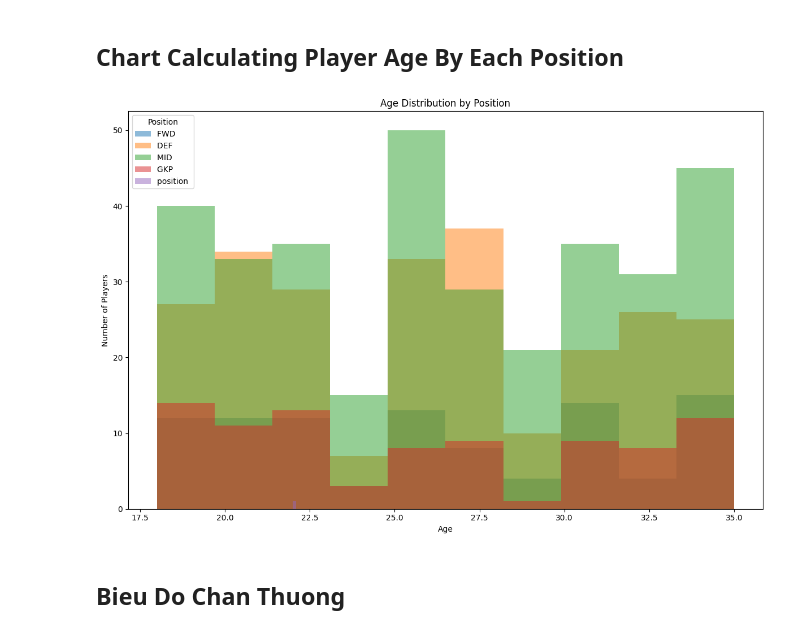
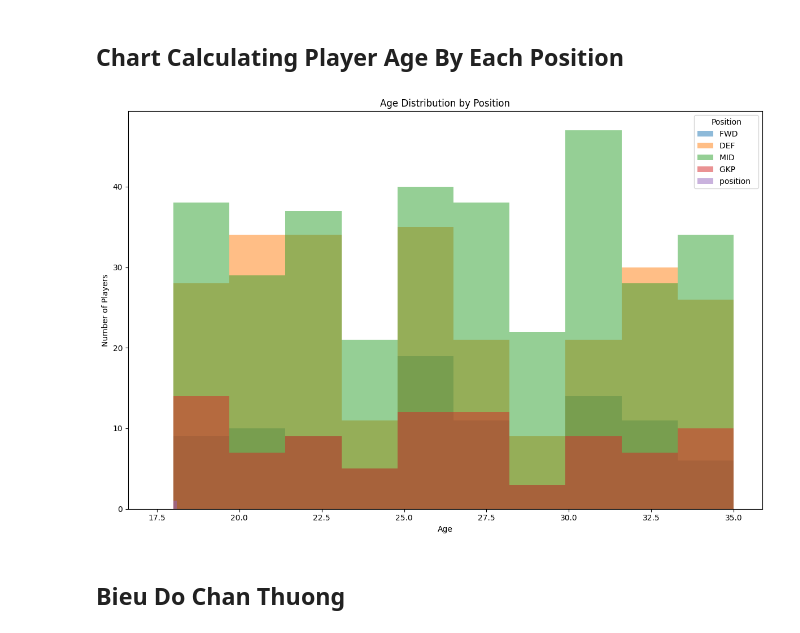
Before and after one commit to GodOfClown2k8/Khoi-CSA02, a Jupyter notebook: SPCK/bt.ipynb, the cells around one changed output. Drawn from its saved outputs; the diff is of its cells as text; code cells hidden in the pictures.

```diff
--- a/SPCK/bt.ipynb
+++ b/SPCK/bt.ipynb
@@ -334,25 +260,42 @@ else:
 # %% [markdown]
 ## Chart Calculating Player Age By Each Position
 # %%
+import pandas as pd
+import matplotlib.pyplot as plt
+
+# Load the data
+data4 = pd.read_csv('players.csv')
+
+data4['age'] = np.random.randint(18, 36, size=len(data4))
+
+# Clean column names
+data4.columns = data4.columns.str.strip()
+
+# Check for missing values in 'age' and 'position'
+data4 = data4.dropna(subset=['age', 'position'])
+
+# Get unique positions
+positions = data4['position'].unique()
+
+# Set up the plot
+plt.figure(figsize=(12, 8))
 
 # Plot histograms for each position
-positions = data['position '].unique()
-plt.figure(figsize=(12, 8))
-
 for position in positions:
-    age_store = data[data['position '] == position]
+    age_store = data4[data4['position'] == position]
     plt.hist(age_store['age'], bins=10, alpha=0.5, label=position)
 
+# Add titles and labels
 plt.title('Age Distribution by Position')
 plt.xlabel('Age')
 plt.ylabel('Number of Players')
 plt.legend(title='Position')
 plt.tight_layout()
 
 # Show the plot
 plt.show()
 # %% [output]
-[figure, old version]
+[figure, new version]
 # %% [markdown]
 ## Bieu Do Chan Thuong
 # %%
```
Also changed, not shown: parts of 6 cells of this notebook, 1 other file.
